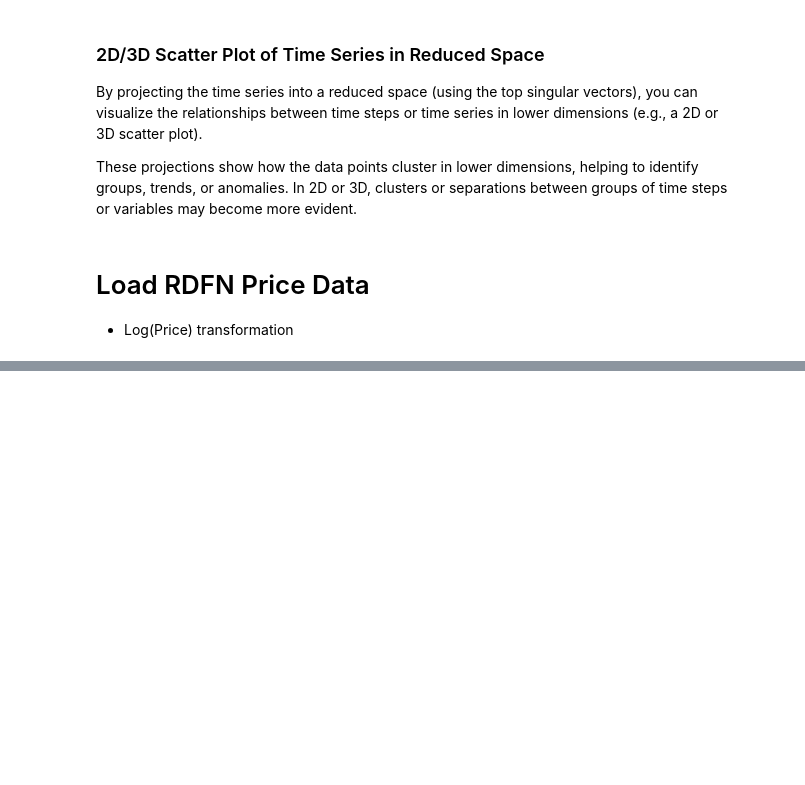
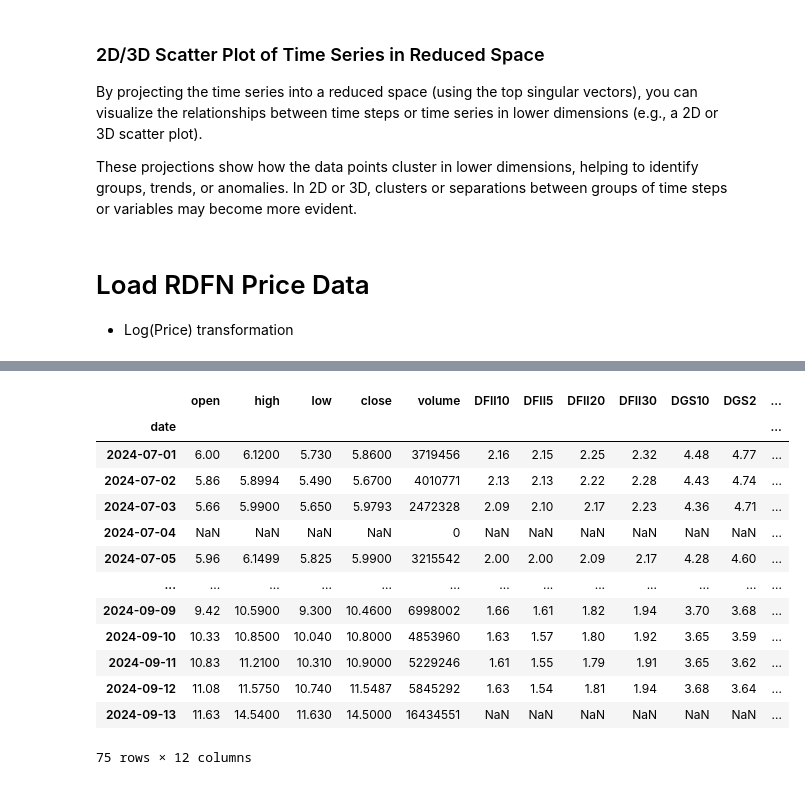
Before and after one commit to 196sigma/ibis, a Jupyter notebook: notebooks/Ibis.ipynb, the cells around one changed output, grey strips where cells are left out. Drawn from its saved outputs; the diff is of its cells as text; code cells hidden in the pictures; blank space fills up the shorter version.

```diff
--- a/notebooks/Ibis.ipynb
+++ b/notebooks/Ibis.ipynb
@@ -452,0 +608,10 @@ plt.show()
+# %%
+# daily resampling
+rdfn_daily_df = rdfn_df.resample('D').agg({
+    'open': 'first',
+    'high': 'max',
+    'low': 'min',
+    'close': 'last',
+    'volume': 'sum'
+})
+rdfn_daily_df
@@ -452,0 +687,18 @@ plt.show()
+# %%
+X = rdfn_daily_df.join(macro_df, how='left')
+X
+# %% [output]
+|  | open | high | low | close | volume | DFII10 | DFII5 | DFII20 | DFII30 | DGS10 | DGS2 | ... |
+| date |  |  |  |  |  |  |  |  |  |  |  | ... |
+| 2024-07-01 | 6.00 | 6.1200 | 5.730 | 5.8600 | 3719456 | 2.16 | 2.15 | 2.25 | 2.32 | 4.48 | 4.77 | ... |
+| 2024-07-02 | 5.86 | 5.8994 | 5.490 | 5.6700 | 4010771 | 2.13 | 2.13 | 2.22 | 2.28 | 4.43 | 4.74 | ... |
+| 2024-07-03 | 5.66 | 5.9900 | 5.650 | 5.9793 | 2472328 | 2.09 | 2.10 | 2.17 | 2.23 | 4.36 | 4.71 | ... |
+| 2024-07-04 | NaN | NaN | NaN | NaN | 0 | NaN | NaN | NaN | NaN | NaN | NaN | ... |
+| 2024-07-05 | 5.96 | 6.1499 | 5.825 | 5.9900 | 3215542 | 2.00 | 2.00 | 2.09 | 2.17 | 4.28 | 4.60 | ... |
+| ... | ... | ... | ... | ... | ... | ... | ... | ... | ... | ... | ... | ... |
+| 2024-09-09 | 9.42 | 10.5900 | 9.300 | 10.4600 | 6998002 | 1.66 | 1.61 | 1.82 | 1.94 | 3.70 | 3.68 | ... |
+| 2024-09-10 | 10.33 | 10.8500 | 10.040 | 10.8000 | 4853960 | 1.63 | 1.57 | 1.80 | 1.92 | 3.65 | 3.59 | ... |
+| 2024-09-11 | 10.83 | 11.2100 | 10.310 | 10.9000 | 5229246 | 1.61 | 1.55 | 1.79 | 1.91 | 3.65 | 3.62 | ... |
+| 2024-09-12 | 11.08 | 11.5750 | 10.740 | 11.5487 | 5845292 | 1.63 | 1.54 | 1.81 | 1.94 | 3.68 | 3.64 | ... |
+| 2024-09-13 | 11.63 | 14.5400 | 11.630 | 14.5000 | 16434551 | NaN | NaN | NaN | NaN | NaN | NaN | ... |
+75 rows × 12 columns
```
Also changed, not shown: parts of 20 cells of this notebook, 4 other files.
